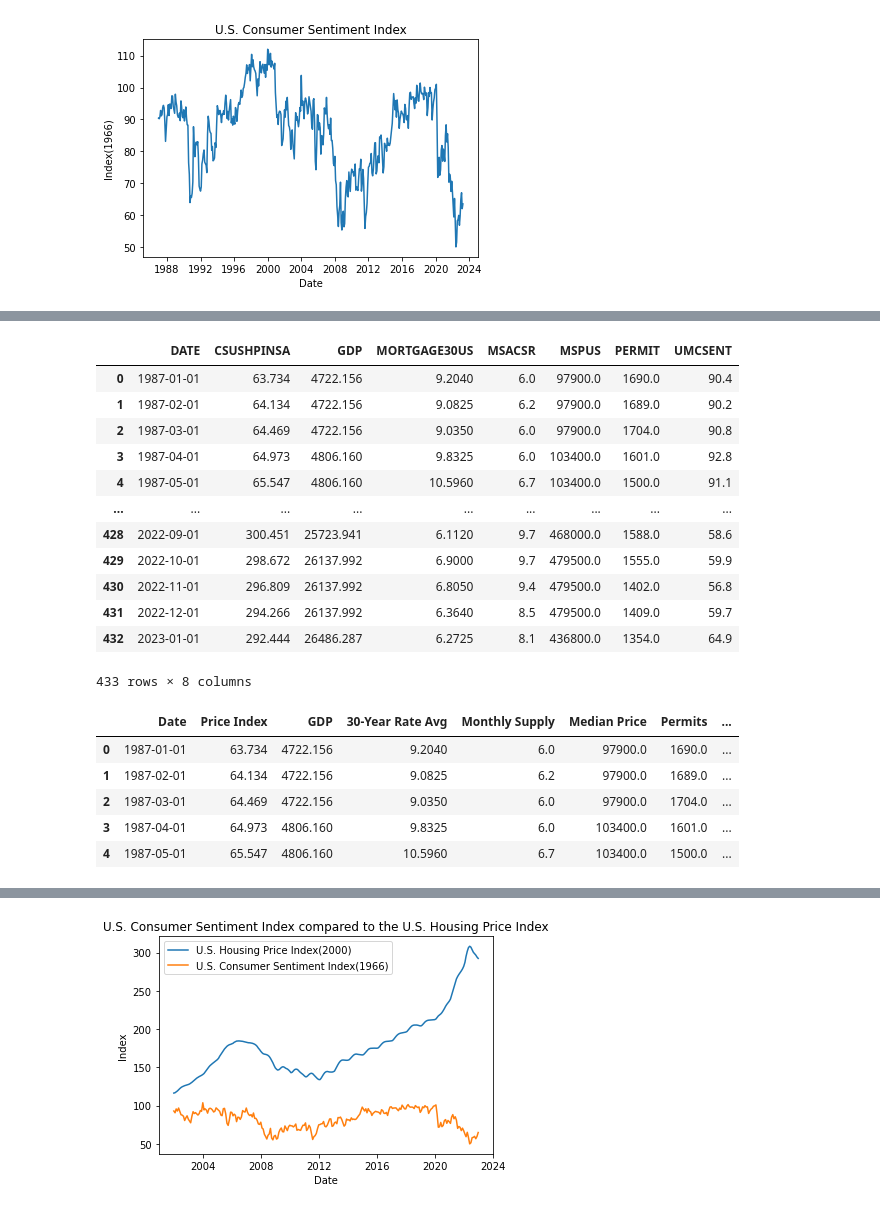
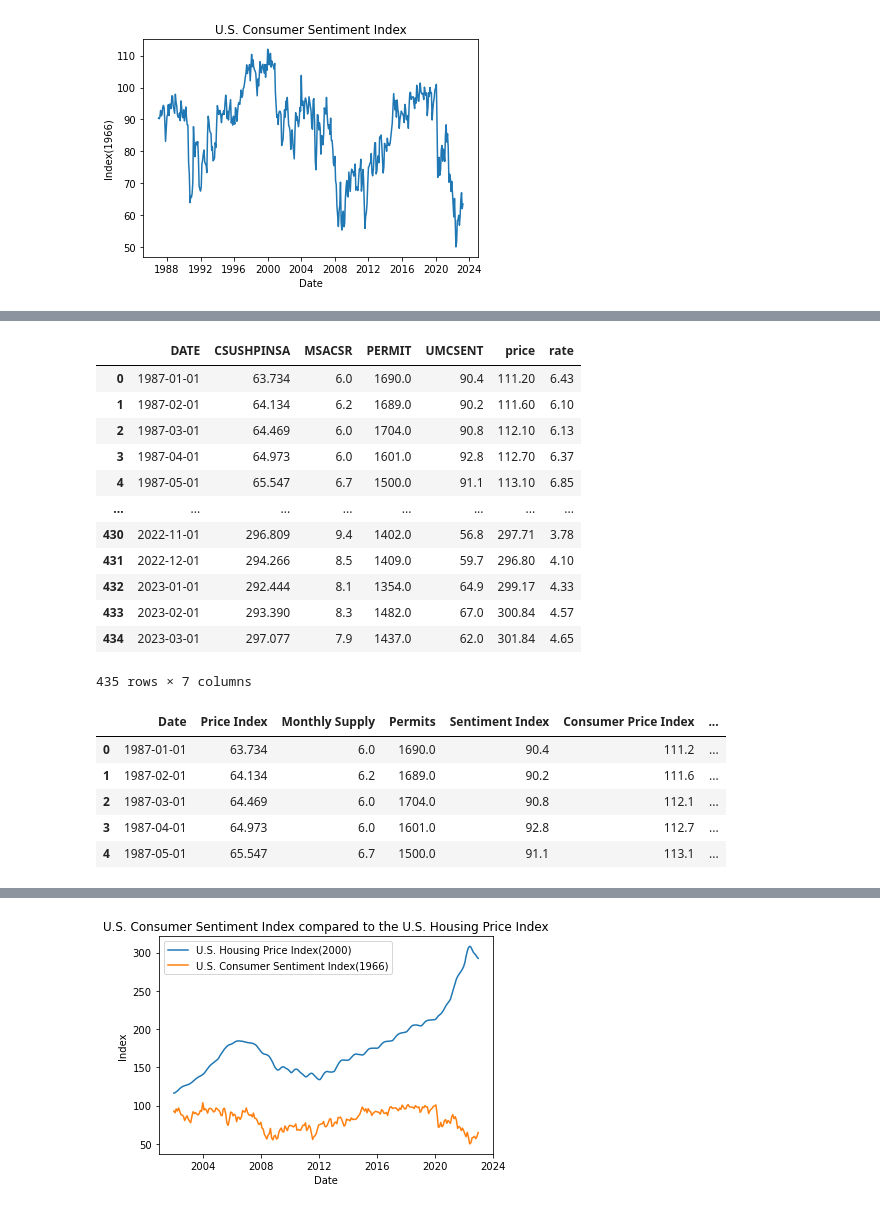
Before and after one commit to CptSasquatch/project-4, a Jupyter notebook: jason/tidy_data.ipynb, the cells around one changed output, grey strips where cells are left out. Drawn from its saved outputs; the diff is of its cells as text; code cells hidden in the pictures.

```diff
--- a/jason/tidy_data.ipynb
+++ b/jason/tidy_data.ipynb
@@ -239,0 +444,16 @@ plt.show()
+# %%
+# use the alpha vantage api to get the Consumer Price Index
+url = "https://www.alphavantage.co/query?function=CPI&interval=monthly&apikey=demo"
+r = requests.get(url)
+data = r.json()
+# convert the json to a dataframe
+cpi_df = pd.DataFrame.from_dict(data['data'])
+# convert the date column to datetime
+cpi_df['date'] = pd.to_datetime(cpi_df['date'])
+# rename the 'date' column to 'DATE'
+cpi_df = cpi_df.rename(columns={'date': 'DATE'})
+# convert the price column to a float with 2 decimal places
+cpi_df['value'] = cpi_df['value'].astype(float).round(2)
+# rename the 'value' column to 'price'
+cpi_df = cpi_df.rename(columns={'value': 'price'})
+cpi_df.head()
@@ -239,0 +476,16 @@ plt.show()
+# %%
+# use the alpha vantage api to get the Effective Federal Funds Rate
+url = "https://www.alphavantage.co/query?function=FEDERAL_FUNDS_RATE&interval=monthly&apikey=demo"
+r = requests.get(url)
+data = r.json()
+# convert the json to a dataframe
+fed_df = pd.DataFrame.from_dict(data['data'])
+# convert the date column to datetime
+fed_df['date'] = pd.to_datetime(fed_df['date'])
+# rename the 'date' column to 'DATE'
+fed_df = fed_df.rename(columns={'date': 'DATE'})
+# convert the price column to a float with 2 decimal places
+fed_df['value'] = fed_df['value'].astype(float).round(2)
+# rename the 'value' column to 'rate'
+fed_df = fed_df.rename(columns={'value': 'rate'})
+fed_df.head()
@@ -240,37 +508,36 @@ plt.show()
 # %%
 # merge all the dataframes on the date column
-df = pd.merge(csushpinsa_df, GDP_df, on='DATE')
-df = pd.merge(df, mortgage30us_df, on='DATE')
-df = pd.merge(df, msacsr_df, on='DATE')
-df = pd.merge(df, mspus_df, on='DATE')
+df = pd.merge(csushpinsa_df, msacsr_df, on='DATE')
 df = pd.merge(df, permit_df, on='DATE')
 df = pd.merge(df, umcsent_df, on='DATE')
+df = pd.merge(df, cpi_df, on='DATE')
+df = pd.merge(df, fed_df, on='DATE')
 df
 # %% [output]
-|  | DATE | CSUSHPINSA | GDP | MORTGAGE30US | MSACSR | MSPUS | PERMIT | UMCSENT |
-| 0 | 1987-01-01 | 63.734 | 4722.156 | 9.2040 | 6.0 | 97900.0 | 1690.0 | 90.4 |
-| 1 | 1987-02-01 | 64.134 | 4722.156 | 9.0825 | 6.2 | 97900.0 | 1689.0 | 90.2 |
-| 2 | 1987-03-01 | 64.469 | 4722.156 | 9.0350 | 6.0 | 97900.0 | 1704.0 | 90.8 |
-| 3 | 1987-04-01 | 64.973 | 4806.160 | 9.8325 | 6.0 | 103400.0 | 1601.0 | 92.8 |
-| 4 | 1987-05-01 | 65.547 | 4806.160 | 10.5960 | 6.7 | 103400.0 | 1500.0 | 91.1 |
-| ... | ... | ... | ... | ... | ... | ... | ... | ... |
-| 428 | 2022-09-01 | 300.451 | 25723.941 | 6.1120 | 9.7 | 468000.0 | 1588.0 | 58.6 |
-| 429 | 2022-10-01 | 298.672 | 26137.992 | 6.9000 | 9.7 | 479500.0 | 1555.0 | 59.9 |
-| 430 | 2022-11-01 | 296.809 | 26137.992 | 6.8050 | 9.4 | 479500.0 | 1402.0 | 56.8 |
-| 431 | 2022-12-01 | 294.266 | 26137.992 | 6.3640 | 8.5 | 479500.0 | 1409.0 | 59.7 |
-| 432 | 2023-01-01 | 292.444 | 26486.287 | 6.2725 | 8.1 | 436800.0 | 1354.0 | 64.9 |
+|  | DATE | CSUSHPINSA | MSACSR | PERMIT | UMCSENT | price | rate |
+| 0 | 1987-01-01 | 63.734 | 6.0 | 1690.0 | 90.4 | 111.20 | 6.43 |
+| 1 | 1987-02-01 | 64.134 | 6.2 | 1689.0 | 90.2 | 111.60 | 6.10 |
+| 2 | 1987-03-01 | 64.469 | 6.0 | 1704.0 | 90.8 | 112.10 | 6.13 |
+| 3 | 1987-04-01 | 64.973 | 6.0 | 1601.0 | 92.8 | 112.70 | 6.37 |
+| 4 | 1987-05-01 | 65.547 | 6.7 | 1500.0 | 91.1 | 113.10 | 6.85 |
+| ... | ... | ... | ... | ... | ... | ... | ... |
+| 430 | 2022-11-01 | 296.809 | 9.4 | 1402.0 | 56.8 | 297.71 | 3.78 |
+| 431 | 2022-12-01 | 294.266 | 8.5 | 1409.0 | 59.7 | 296.80 | 4.10 |
+| 432 | 2023-01-01 | 292.444 | 8.1 | 1354.0 | 64.9 | 299.17 | 4.33 |
+| 433 | 2023-02-01 | 293.390 | 8.3 | 1482.0 | 67.0 | 300.84 | 4.57 |
+| 434 | 2023-03-01 | 297.077 | 7.9 | 1437.0 | 62.0 | 301.84 | 4.65 |
-433 rows × 8 columns
+435 rows × 7 columns
 # %%
 # rename the columns
-df.columns = ['Date', 'Price Index', 'GDP', '30-Year Rate Avg', 'Monthly Supply', 'Median Price', 'Permits', 'Sentiment Index']
+df.columns = ['Date', 'Price Index', 'Monthly Supply', 'Permits', 'Sentiment Index', 'Consumer Price Index', 'Effective Federal Funds Rate']
 df.head()
 # %% [output]
-|  | Date | Price Index | GDP | 30-Year Rate Avg | Monthly Supply | Median Price | Permits | ... |
-| 0 | 1987-01-01 | 63.734 | 4722.156 | 9.2040 | 6.0 | 97900.0 | 1690.0 | ... |
-| 1 | 1987-02-01 | 64.134 | 4722.156 | 9.0825 | 6.2 | 97900.0 | 1689.0 | ... |
-| 2 | 1987-03-01 | 64.469 | 4722.156 | 9.0350 | 6.0 | 97900.0 | 1704.0 | ... |
-| 3 | 1987-04-01 | 64.973 | 4806.160 | 9.8325 | 6.0 | 103400.0 | 1601.0 | ... |
-| 4 | 1987-05-01 | 65.547 | 4806.160 | 10.5960 | 6.7 | 103400.0 | 1500.0 | ... |
+|  | Date | Price Index | Monthly Supply | Permits | Sentiment Index | Consumer Price Index | ... |
+| 0 | 1987-01-01 | 63.734 | 6.0 | 1690.0 | 90.4 | 111.2 | ... |
+| 1 | 1987-02-01 | 64.134 | 6.2 | 1689.0 | 90.2 | 111.6 | ... |
+| 2 | 1987-03-01 | 64.469 | 6.0 | 1704.0 | 90.8 | 112.1 | ... |
+| 3 | 1987-04-01 | 64.973 | 6.0 | 1601.0 | 92.8 | 112.7 | ... |
+| 4 | 1987-05-01 | 65.547 | 6.7 | 1500.0 | 91.1 | 113.1 | ... |
 # %%
 df.shape
 # %% [output]
```
Also changed, not shown: parts of 20 cells of this notebook, 3 other files.
